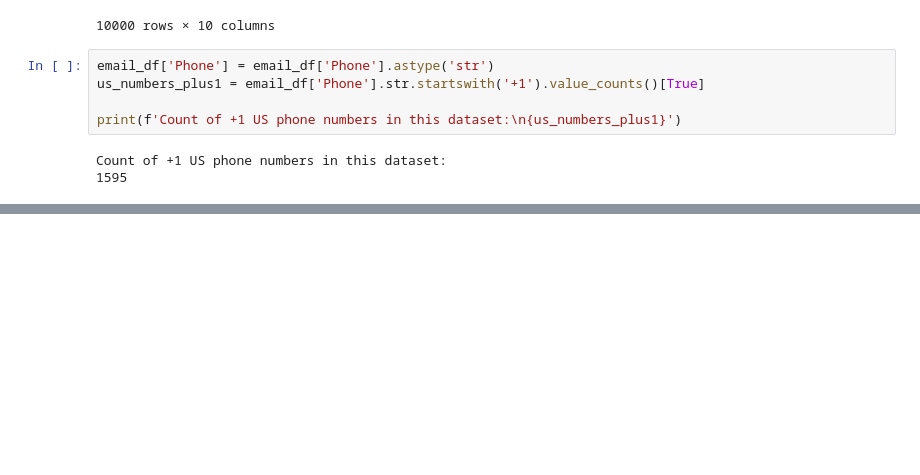
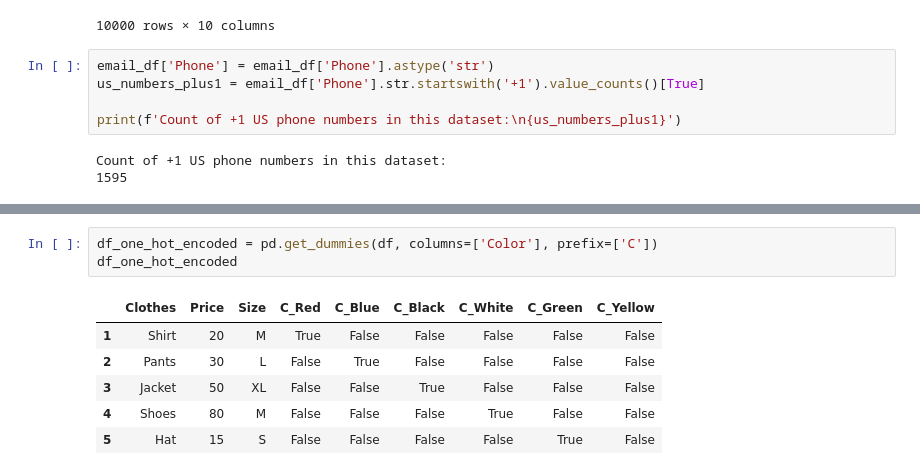
Before and after one commit to mseifoori/Machine-Learning-Exercises, a Jupyter notebook: Data_Processing/Notes/pandas_notes.ipynb, the cells around one changed output, grey strips where cells are left out. Cells and saved outputs as stored; diff of their text form; blank space fills up the shorter version.

```diff
--- a/Data_Processing/Notes/pandas_notes.ipynb
+++ b/Data_Processing/Notes/pandas_notes.ipynb
@@ -469,0 +611,10 @@ Count of +1 US phone numbers in this dataset:
+# %%
+df_one_hot_encoded = pd.get_dummies(df, columns=['Color'], prefix=['C'])
+df_one_hot_encoded
+# %% [output]
+|  | Clothes | Price | Size | C_Red | C_Blue | C_Black | C_White | C_Green | C_Yellow |
+| 1 | Shirt | 20 | M | True | False | False | False | False | False |
+| 2 | Pants | 30 | L | False | True | False | False | False | False |
+| 3 | Jacket | 50 | XL | False | False | True | False | False | False |
+| 4 | Shoes | 80 | M | False | False | False | True | False | False |
+| 5 | Hat | 15 | S | False | False | False | False | True | False |
```
Also changed, not shown: parts of 15 cells of this notebook, 2 other files.
